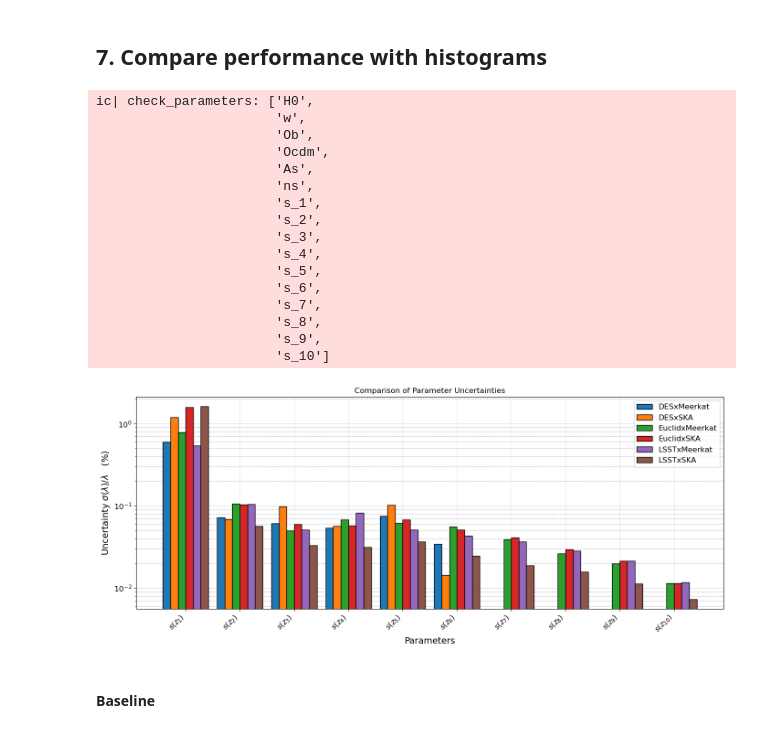
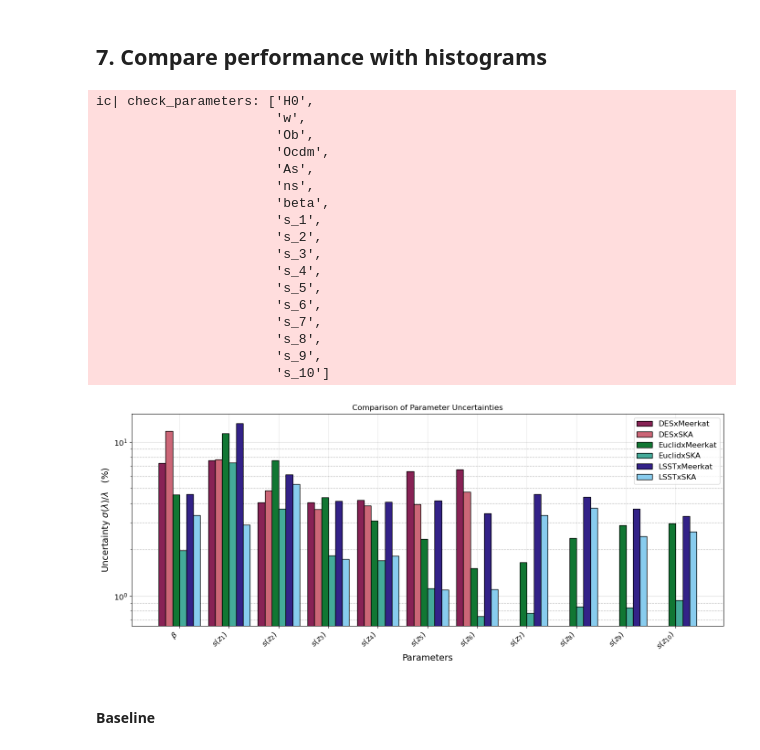
Before and after one commit to GreenTS27/Photo_Surveys-HI_IM-Fisher_Matrix, a Jupyter notebook: Fisher_Matrix_C_ell_vs_w_t.ipynb, the cells around one changed output. Drawn from its saved outputs; the diff is of its cells as text; code cells hidden in the pictures.

Commit message:
Fixing code to calculate beta and sz at the same time

```diff
--- a/Fisher_Matrix_C_ell_vs_w_t.ipynb
+++ b/Fisher_Matrix_C_ell_vs_w_t.ipynb
@@ -950,9 +928,9 @@ def Temp_HI(z):
     return 0.055919 + 0.23242 * z - 0.024136 * z**2
 
 
-arr_z_central_MK = np.array( [0.4501, 0.5501, 0.6501, 0.7501,
-                              0.8501, 0.9501, 1.0501, 1.1501,
-                              1.2501, 1.3501] )               # Im includig 4 decimal in the form X.X01, so that the z_c differ from the Gal. bins
+arr_z_central_MK = np.array( [0.425, 0.525, 0.625, 0.725,
+                              0.825, 0.925, 1.025, 1.125,
+                              1.225, 1.325] )               # Im includig 4 decimal in the form X.X01, so that the z_c differ from the Gal. bins
 bin_width_MK = 0.1
 nu_ref = 1420.0 # MHz, frequency of the HI line
 arr_nu_central_MK = nu_ref / (arr_z_central_MK+1)
@@ -1072,19 +1050,15 @@ ic| f_sky_SKA: 0.48481368110953593
 Survey_Gal = "LSST"
 
 ### HI Surveys
-# Survey_HI = "Meerkat"
-Survey_HI = "SKA"
+Survey_HI = "Meerkat"
+# Survey_HI = "SKA"
 
 ####################################### Survey parameters ###############################################
-N_bins_Gal = 2
-N_bins_HI  = 0
+N_bins_Gal = 10
+N_bins_HI  = 10
 
 dic_f_sky={}
 if Survey_Gal == "Euclid":
-    # bias_func_Gal = gal_bias_Euclid
-    # N_gal_value = N_gal_Euclid
-
-    # arr_z_central_Gal = arr_z_central_Euclid
     func_pz = pz_Euclid
     z0_value = z0_Euclid
     N_gal_value = np.sum(arr_ngal_bin_Euclid)
@@ -1095,8 +1069,6 @@ if Survey_Gal == "Euclid":
     dic_f_sky["Gal"] = f_sky_Euclid
 
 elif Survey_Gal == "DES":
-    # N_gal_value = N_gal_DES
-    # arr_z_central_Gal = arr_z_central_DES
     func_pz = pz_DES
     z0_value = z0_DES
     N_gal_value = np.sum(arr_ngal_bin_DES)
@@ -1106,7 +1078,6 @@ elif Survey_Gal == "DES":
     dic_f_sky["Gal"] = f_sky_DES
 
 elif Survey_Gal == "LSST":
-    # arr_z_central_Gal = arr_z_central_LSST_Y10
     func_pz = pz_LSST_Y10
     z0_value = z0_LSST_Y10
     N_gal_value = N_gal_LSST_Y10_str
@@ -1685,7 +1777,7 @@ list_parameters = [
     # r"$\Omega_{cdm}$",
     # r"$A_s 10^{9}$",
     # r"$n_s$",
-    # r"$\beta$",
+    r"$\beta$",
     r"$s(z_1)$",
     r"$s(z_2)$",
     r"$s(z_3)$",
@@ -1708,9 +1800,10 @@ ic(check_parameters)
 skip_Cosm_param = 6
 
 
-list_Gal_surv = ["DES", "Euclid", "LSST"]
-# list_Gal_surv = ["Euclid", "LSST"]
+# list_Gal_surv = ["Euclid", "DES"]
+list_Gal_surv = [ "DES", "Euclid", "LSST"]
 list_HI_surv  = ["Meerkat", "SKA"]
+# list_HI_surv  = [ "SKA"]
 
 
 dic_Result_Surveys = {}
@@ -1748,7 +1841,13 @@ for key in dic_Result_Surveys.keys():
 # Ploting
 fig, ax = plt.subplots(figsize=(14, 6))
 
-# list_colors = ["slateblue", "firebrick", "dodgerblue", "darkorange"]
+# list_colors = [ "firebrick", "lightcoral", "forestgreen", "palegreen", "royalblue", "paleturquoise"]
+list_colors = [
+                "#882255", "#CC6677",
+                "#117733", "#44AA99",
+                "#332288", "#88CCEE"
+                ]
+
 
 width=0.14
 # width = 0.35
@@ -1757,7 +1856,7 @@ counter = 0
 for key in list_keys:
     offset = width * counter
     rects = ax.bar(Label_loc + offset, dic_Result_Surveys[key], width, label=key,
-                #    color=list_colors[counter],
+                   color=list_colors[counter],
                    edgecolor="k")
     counter += 1
 
@@ -1766,34 +1865,35 @@ ax.set_ylabel(r'Uncertainty $\sigma(\lambda) / \lambda \quad (\%)$')
 ax.set_title('Comparison of Parameter Uncertainties')
 # ax.set_xticks(x)
 ax.set_xticks(Label_loc + 2.5*width, list_parameters, rotation=0)
 ax.set_xticklabels(list_parameters, rotation=45, ha='right')
 ax.legend()
 ax.grid(True, alpha=0.3)
 ax.set_yscale("log")
 ax.set_axisbelow(True)
 ax.yaxis.grid(color='grey', linestyle='solid', which="major")
 ax.yaxis.grid(color='gray', linestyle="dotted", which="minor")
 
 plt.tight_layout()
 plt.show()
 # %% [output]
 ic| check_parameters: ['H0',
                        'w',
                        'Ob',
                        'Ocdm',
                        'As',
                        'ns',
+                       'beta',
                        's_1',
                        's_2',
                        's_3',
                        's_4',
                        's_5',
                        's_6',
                        's_7',
                        's_8',
                        's_9',
                        's_10']
-[figure, old version]
+[figure, new version]
 # %% [markdown]
 #### Baseline
 # %%
```
Also changed, not shown: parts of 15 cells of this notebook.
